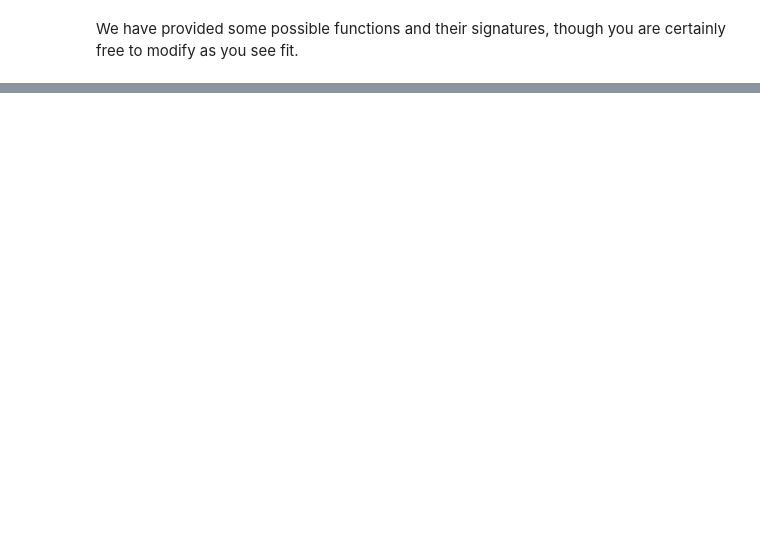
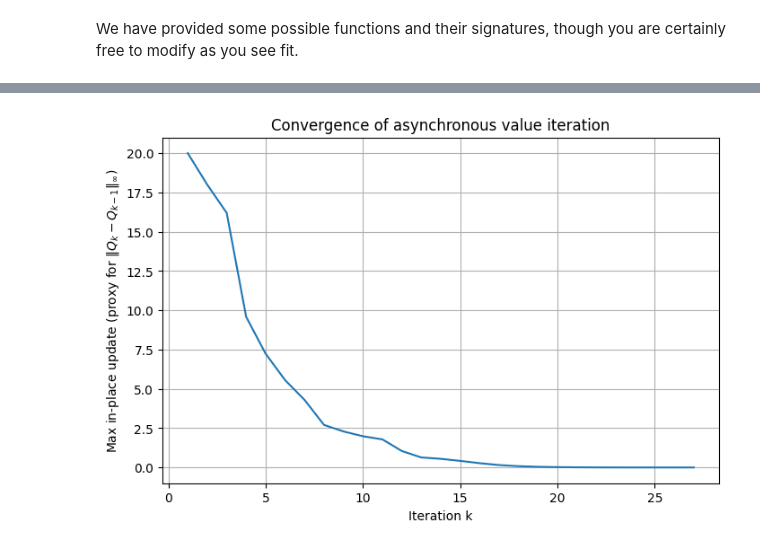
Before and after one commit to AlexandreBrown/RL-Learning-From-Data, a Jupyter notebook: hw2_starter_code(taxi).ipynb, the cells around one changed output, grey strips where cells are left out. Saved outputs shown, nothing was run; the diff lists cells and outputs as text; code cells hidden in the pictures; blank space fills up the shorter version.

Commit message:
Added Value Iteration

```diff
--- a/hw2_starter_code(taxi).ipynb
+++ b/hw2_starter_code(taxi).ipynb
@@ -319,3 +357,7 @@ def policy_evaluation(policy, init_values, gamma, termination=1e-4):
 def policy_improvement(values, gamma):
     # ********** TODO ***********
     return policy
+# %%
+q_0 = np.zeros((state_size, action_size))
+nb_iterations = 100
+values_per_iter, q_values_per_iter, deltas = value_iteration_async(q_0, gamma, iterations=nb_iterations, termination=1e-4)
@@ -321,0 +385,12 @@ def policy_improvement(values, gamma):
+# %%
+import matplotlib.pyplot as plt
+
+plt.figure(figsize=(8,5))
+plt.plot(np.arange(1, len(deltas)+1), deltas)
+plt.xlabel("Iteration k")
+plt.ylabel(r"Max in-place update (proxy for $\|Q_k - Q_{k-1}\|_\infty$)")
+plt.title("Convergence of asynchronous value iteration")
+plt.grid(True)
+plt.show()
+# %% [output]
+[figure, added]
```
Also changed, not shown: parts of 10 cells of this notebook.
